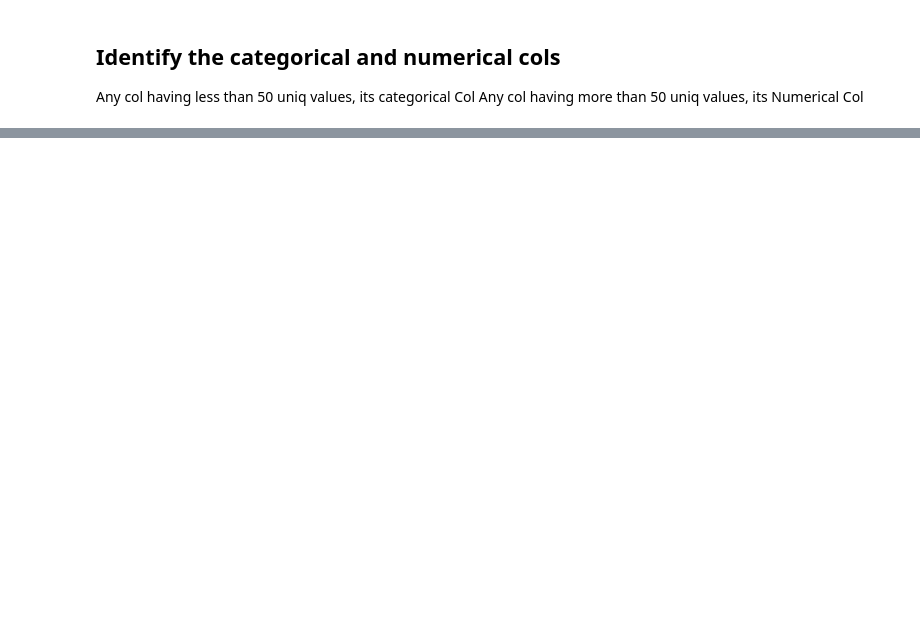
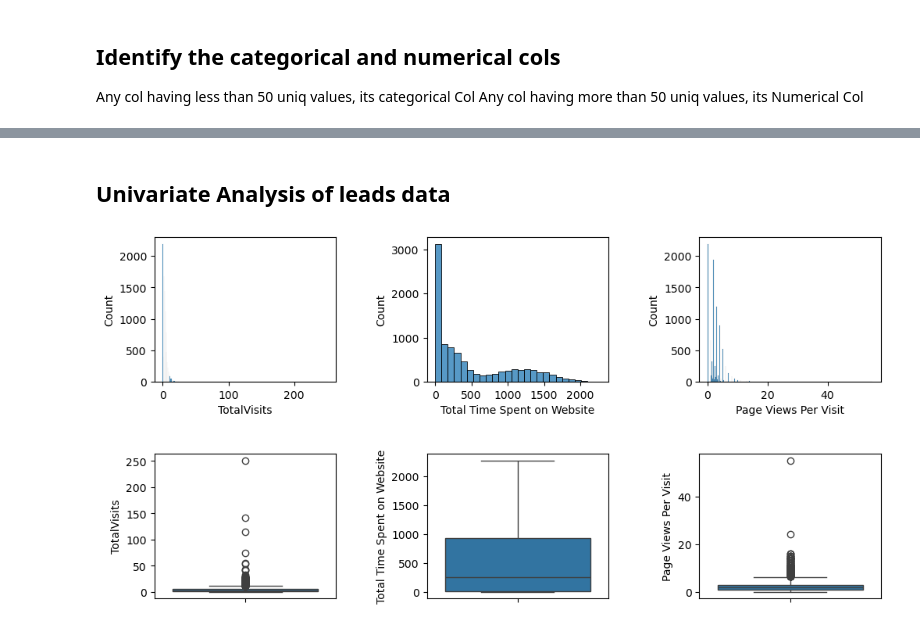
Before and after one commit to nishantgaurav-tech/leadscoring_cs, a Jupyter notebook: Case_Study_NishantG_ParulC_NishantA.ipynb, the cells around one changed output, grey strips where cells are left out. Saved outputs shown, nothing was run; the diff lists cells and outputs as text; code cells hidden in the pictures; blank space fills up the shorter version.

```diff
--- a/Case_Study_NishantG_ParulC_NishantA.ipynb
+++ b/Case_Study_NishantG_ParulC_NishantA.ipynb
@@ -164,3 +94,5 @@ leads_df1.shape
 # %%
-leads_df1.replace({'Select': np.nan}, inplace=True)
-leads_df1.replace({'Select': np.nan}, inplace=True)
+leads_df1["Specialization"].replace({'Select': np.nan}, inplace=True)
+leads_df1["City"].replace({'Select': np.nan}, inplace=True)
+leads_df1["How did you hear about X Education"].replace({'Select': np.nan}, inplace=True)
+leads_df1["Lead Profile"].replace({'Select': np.nan}, inplace=True)
@@ -188,0 +121,4 @@ dtype: int64
+# %%
+leads_cut_off=30
+leads_cols_to_drop=list(leads_df1.columns[100*leads_df1.isnull().mean()>leads_cut_off])
+print(leads_cols_to_drop)
@@ -188,0 +127,2 @@ dtype: int64
+# %%
+leads_df1.drop(leads_cols_to_drop,axis=1, inplace=True)
@@ -194,7 +178,7 @@ Any col having more than 50 uniq values, its Numerical Col
 leads_cat_cols=[]
 leads_num_cols=[]
 for col in leads_df1.columns:
-    if leads_df1[col].nunique()>=50:
+    if leads_df1[col].nunique()>=40:
         leads_num_cols.append(col)
     else:
         leads_cat_cols.append(col)
@@ -239,3 +246,24 @@ I agree to pay the amount through cheque         0.0
 A free copy of Mastering The Interview           0.0
 Last Notable Activity                            0.0
 dtype: float64
+# %% [markdown]
+## Univariate Analysis of leads data
+# %%
+plt.figure(figsize=(12,6))
+i=1
+for col in leads_num_cols:
+    plt.subplot(2,3,i)
+    sns.histplot(x=leads_df1[col])
+    plt.subplots_adjust(wspace=0.5)
+    plt.subplots_adjust(hspace=0.5)
+    i = i+1
+
+for col in leads_num_cols:
+    plt.subplot(2,3,i)
+    sns.boxplot(y=leads_df1[col])
+    plt.subplots_adjust(wspace=0.5)
+    plt.subplots_adjust(hspace=0.5)
+    i = i+1
+plt.show()
+# %% [output]
+[figure, added]
```
Also changed, not shown: parts of 176 cells of this notebook.
